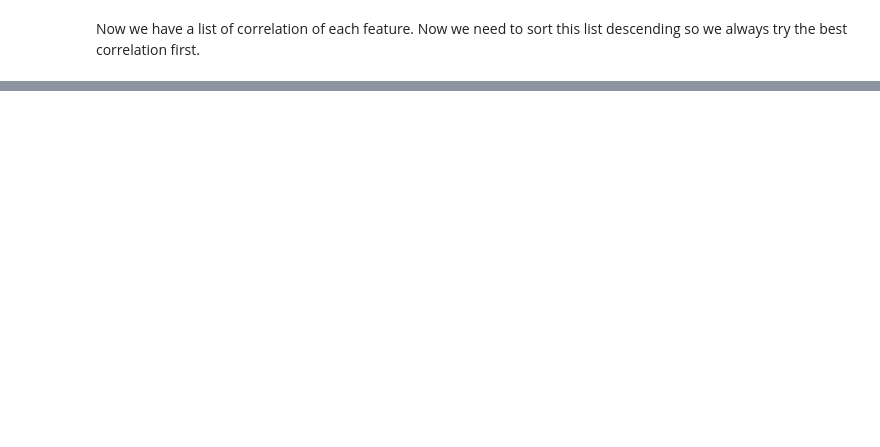
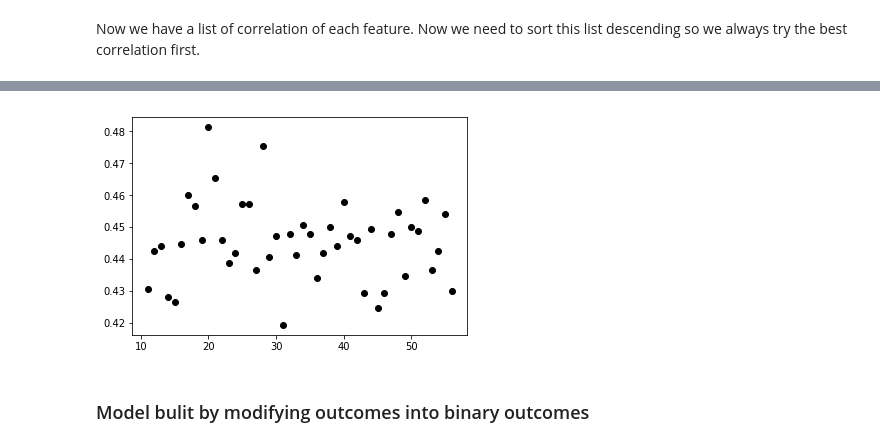
Before and after one commit to vtnlinh95/Loan-Prediction, a Jupyter notebook: Lender Approve Predict.ipynb, the cells around one changed output, grey strips where cells are left out. Saved outputs shown, nothing was run; the diff lists cells and outputs as text; code cells hidden in the pictures; blank space fills up the shorter version.

```diff
--- a/Lender Approve Predict.ipynb
+++ b/Lender Approve Predict.ipynb
@@ -316,0 +377,15 @@ plt.plot(x, y, 'o', color='black');
+# %%
+test_list_feature = [list_feature[x] for x in correlation[:10]]
+results_RF = []
+test_data = full_data.head(5000)
+for i in range(11, len(correlation)):
+    test_list_feature.append(list_feature[correlation[i]])
+    results_RF.append(calculateAccuracyRF(test_list_feature, test_data, 'grade'))
+# %%
+x = range(11, len(results_RF)+11)
+y = results_RF
+plt.plot(x, y, 'o', color='black');
+# %% [output]
+[figure, added]
+# %% [markdown]
+### Model bulit by modifying outcomes into binary outcomes
```
Also changed, not shown: parts of 59 cells of this notebook.
